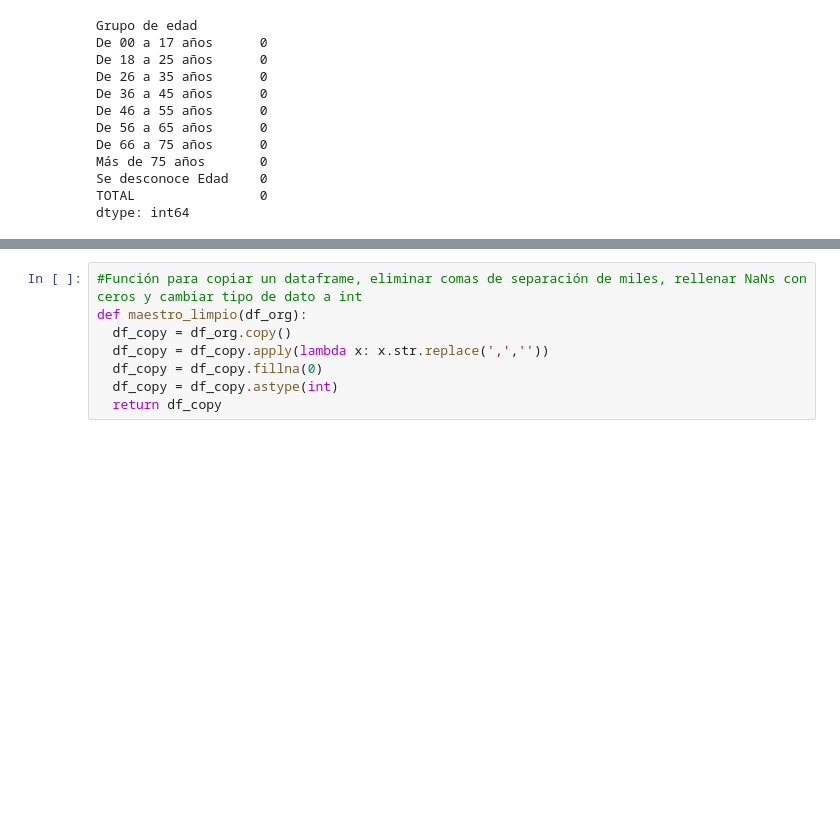
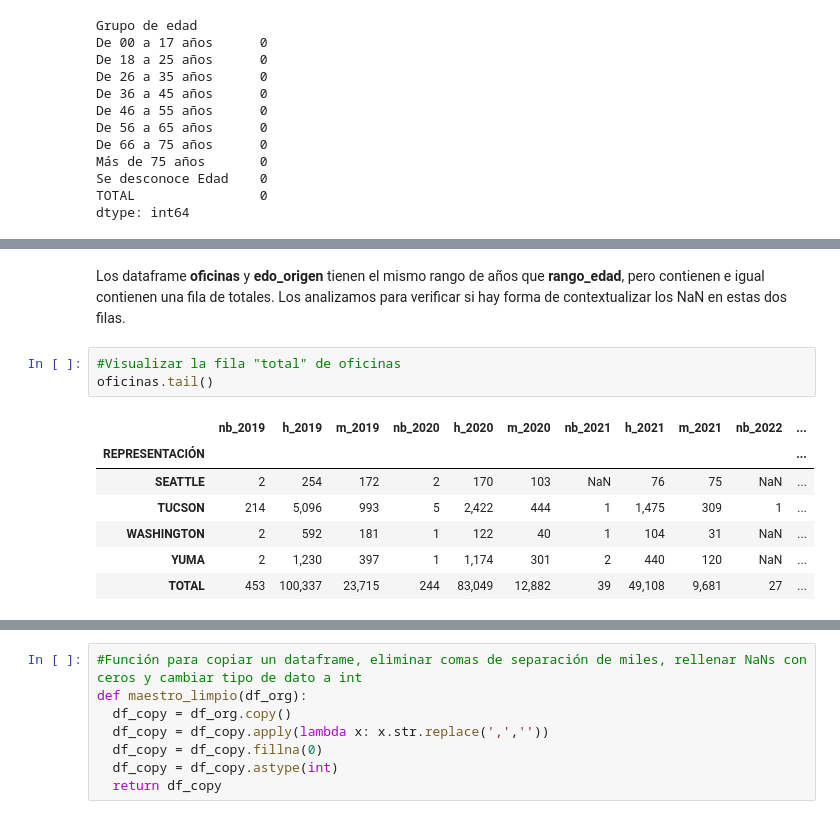
Before and after one commit to JuanMaLR/bedu-equipo4-dataScience-P-FP, a Jupyter notebook: FinalProject.ipynb, the cells around one changed output, grey strips where cells are left out. Cells and saved outputs as stored; diff of their text form; blank space fills up the shorter version.

```diff
--- a/FinalProject.ipynb
+++ b/FinalProject.ipynb
@@ -982,0 +997,13 @@ El dataframe **rango_edad** no tiene NaNs pero solamente comprende ddesde el añ
+# %% [markdown]
+Los dataframe **oficinas** y **edo_origen** tienen el mismo rango de años que **rango_edad**, pero contienen e igual contienen una fila de totales. Los analizamos para verificar si hay forma de contextualizar los NaN en estas dos filas.
+# %%
+#Visualizar la fila "total" de oficinas
+oficinas.tail()
+# %% [output]
+|  | nb_2019 | h_2019 | m_2019 | nb_2020 | h_2020 | m_2020 | nb_2021 | h_2021 | m_2021 | nb_2022 | ... |
+| REPRESENTACIÓN |  |  |  |  |  |  |  |  |  |  | ... |
+| SEATTLE | 2 | 254 | 172 | 2 | 170 | 103 | NaN | 76 | 75 | NaN | ... |
+| TUCSON | 214 | 5,096 | 993 | 5 | 2,422 | 444 | 1 | 1,475 | 309 | 1 | ... |
+| WASHINGTON | 2 | 592 | 181 | 1 | 122 | 40 | 1 | 104 | 31 | NaN | ... |
+| YUMA | 2 | 1,230 | 397 | 1 | 1,174 | 301 | 2 | 440 | 120 | NaN | ... |
+| TOTAL | 453 | 100,337 | 23,715 | 244 | 83,049 | 12,882 | 39 | 49,108 | 9,681 | 27 | ... |
```
Also changed, not shown: parts of 43 cells of this notebook.
